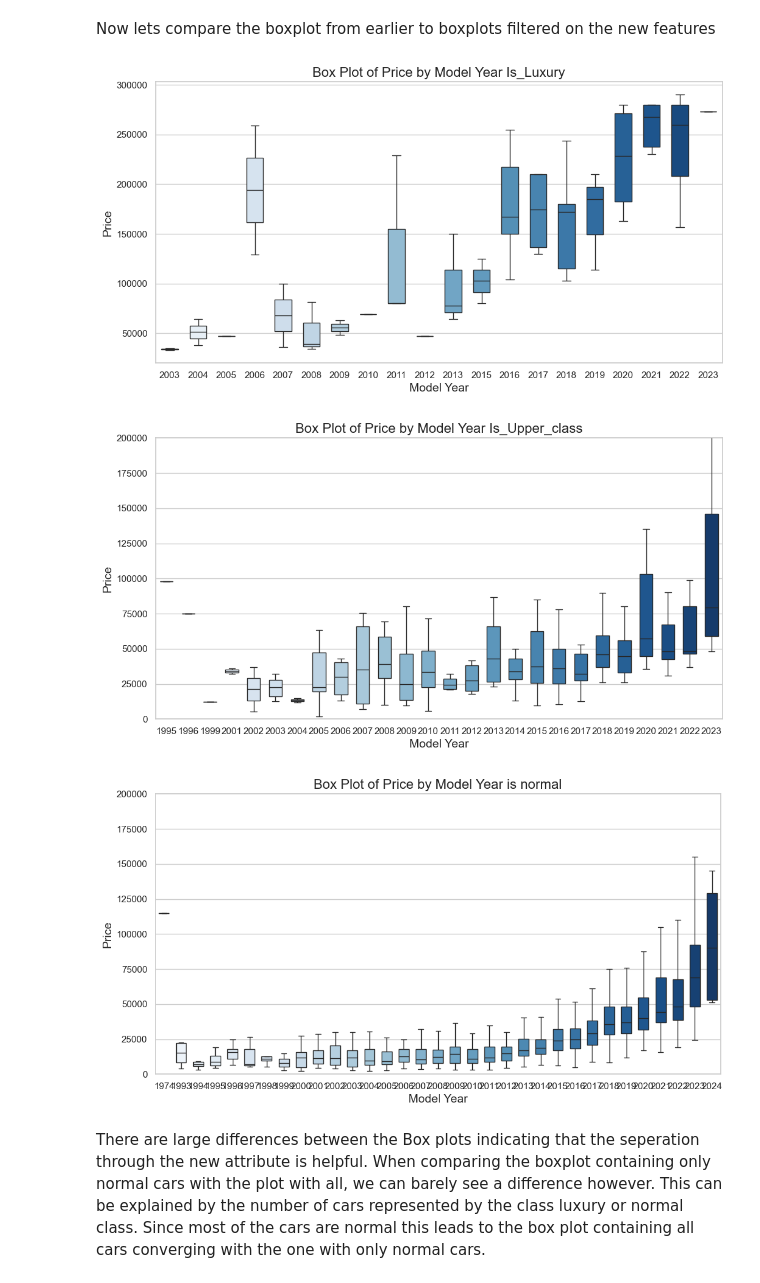
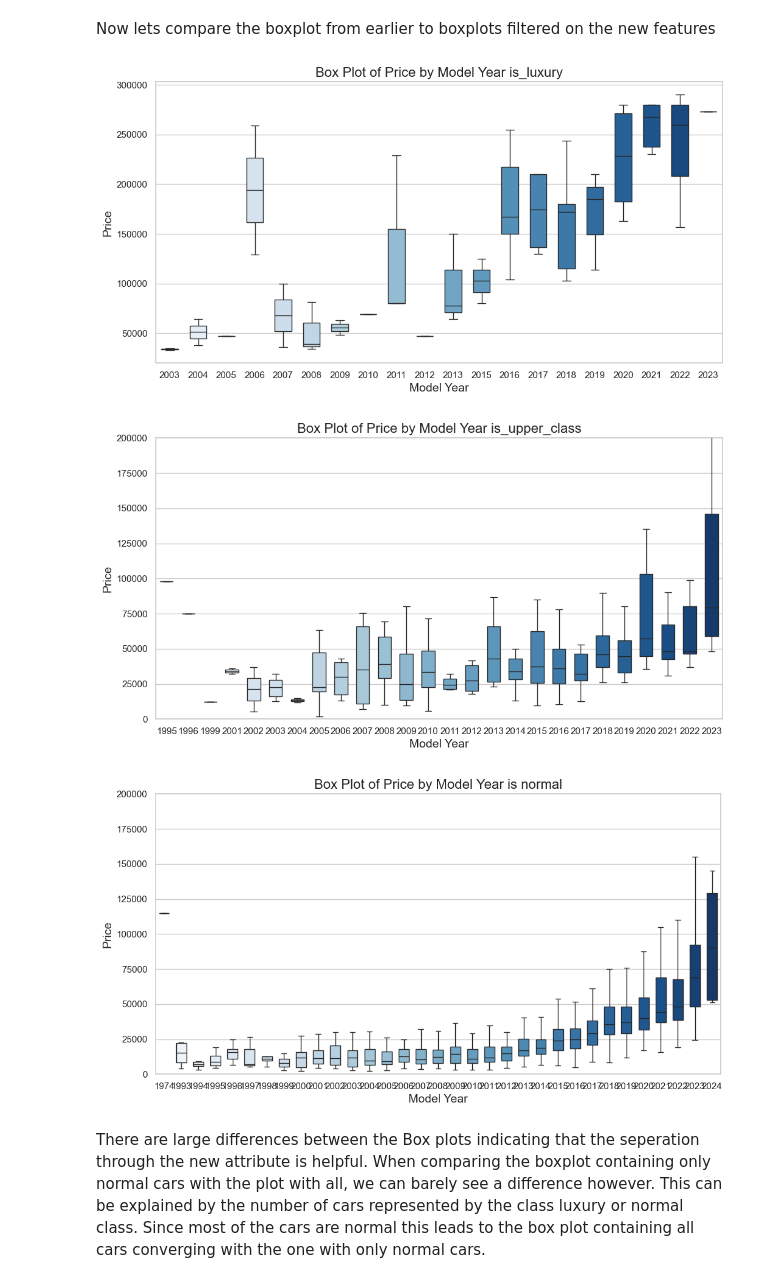
Before and after one commit to Frecherenkel60/RandomForestRangers, a Jupyter notebook: 2_EDA.ipynb, the cells around one changed output. Saved outputs shown, nothing was run; the diff lists cells and outputs as text; code cells hidden in the pictures.

```diff
--- a/2_EDA.ipynb
+++ b/2_EDA.ipynb
@@ -411,22 +347,14 @@ Emils Feature engineering: We create 2 more attribues called "Is_Luxury" and "Is
 # %%
-luxury_brands = categories_above_80_percent.index.tolist()
-upper_class_brands = categories_above_50_below_80_percent.index.tolist()
-
-# Add the 'Is_Luxury' column: 1 if the brand is in the luxury list, otherwise 0
-data_split['Is_Luxury'] = np.where(data_split['brand'].isin(luxury_brands), 1, 0)
-data_split['Is_Upper_class'] = np.where(data_split['brand'].isin(upper_class_brands), 1, 0)
-
-
 data_split["age"] = 2024 - data_split["model_year"]
 
 # Define the conditions and corresponding values
 conditions = [
-    data_split["Is_Luxury"] == 1,  # If Is_Luxury is 1
-    data_split["Is_Upper_class"] == 1  # If Is_Upper_class is 1
+    data_split["is_luxury"] == 1,  # If is_luxury is 1
+    data_split["is_upper_class"] == 1  # If is_upper_class is 1
 ]
 
 # Define the corresponding values for each condition
-values = [2, 1]  # 2 for Is_Luxury=1, 1 for Is_Upper_class=1
+values = [2, 1]  # 2 for is_luxury=1, 1 for is_upper_class=1
 
 # Add the 'luxury_type' column based on the conditions
 data_split["luxury_type"] = np.select(conditions, values, default=0)
@@ -451,14 +379,14 @@ Now lets compare the boxplot from earlier to boxplots filtered on the new featur
 # %%
 # Create the box plot
 plt.figure(figsize=(12, 6))
-sns.boxplot(x='model_year', y='price', data=data_split[data_split["Is_Luxury"] == 1], palette="Blues", width=0.6, fliersize=0)
+sns.boxplot(x='model_year', y='price', data=data_split[data_split["is_luxury"] == 1], palette="Blues", width=0.6, fliersize=0)
 
 # Overlay with a strip plot for individual points, colored by brand
 # sns.stripplot(x='model_year', y='price', hue='brand', data=data_split,
 #               palette='Set2', dodge=True, jitter=True, size=8)
 
 # Customize the plot
-plt.title('Box Plot of Price by Model Year Is_Luxury', fontsize=16)
+plt.title('Box Plot of Price by Model Year is_luxury', fontsize=16)
 plt.xlabel('Model Year', fontsize=14)
 plt.ylabel('Price', fontsize=14)
 #plt.xticks(ticks=range(0, len(data_split['model_year'].unique()), 5), labels=data_split['model_year'].unique()[::5])
@@ -466,38 +394,38 @@ plt.show()
 
 # Create the box plot
 plt.figure(figsize=(12, 6))
-sns.boxplot(x='model_year', y='price', data=data_split[data_split["Is_Upper_class"] == 1], palette="Blues", width=0.6, fliersize=0)
+sns.boxplot(x='model_year', y='price', data=data_split[data_split["is_upper_class"] == 1], palette="Blues", width=0.6, fliersize=0)
 
 # Overlay with a strip plot for individual points, colored by brand
 # sns.stripplot(x='model_year', y='price', hue='brand', data=train_set,
 #               palette='Set2', dodge=True, jitter=True, size=8)
 
 # Customize the plot
-plt.title('Box Plot of Price by Model Year Is_Upper_class', fontsize=16)
+plt.title('Box Plot of Price by Model Year is_upper_class', fontsize=16)
 plt.xlabel('Model Year', fontsize=14)
 plt.ylabel('Price', fontsize=14)
 #plt.xticks(ticks=range(0, len(train_set['model_year'].unique()), 5), labels=train_set['model_year'].unique()[::5])
 plt.ylim(0,200000)
 plt.show()
 
 # Create the box plot
 plt.figure(figsize=(12, 6))
-sns.boxplot(x='model_year', y='price', data=data_split[(data_split["Is_Upper_class"] == 0) & (data_split["Is_Luxury"] == 0)], palette="Blues", width=0.6, fliersize=0)
+sns.boxplot(x='model_year', y='price', data=data_split[(data_split["is_upper_class"] == 0) & (data_split["is_luxury"] == 0)], palette="Blues", width=0.6, fliersize=0)
 
 # Overlay with a strip plot for individual points, colored by brand
 # sns.stripplot(x='model_year', y='price', hue='brand', data=train_set,
 #               palette='Set2', dodge=True, jitter=True, size=8)
 
 # Customize the plot
 plt.title('Box Plot of Price by Model Year is normal', fontsize=16)
 plt.xlabel('Model Year', fontsize=14)
 plt.ylabel('Price', fontsize=14)
 #plt.xticks(ticks=range(0, len(train_set['model_year'].unique()), 5), labels=train_set['model_year'].unique()[::5])
 plt.ylim(0,200000)
 plt.show()
 # %% [output]
 [figure]
-[figure, old version]
+[figure, new version]
 [figure]
 # %% [markdown]
 There are large differences between the Box plots indicating that the seperation through the new attribute is helpful. When comparing the boxplot containing only normal cars with the plot with all, we can barely see a difference however. This can be explained by the number of cars represented by the class luxury or normal class. Since most of the cars are normal this leads to the box plot containing all cars converging with the one with only normal cars.
```
Also changed, not shown: parts of 13 cells of this notebook, 4 other files.
